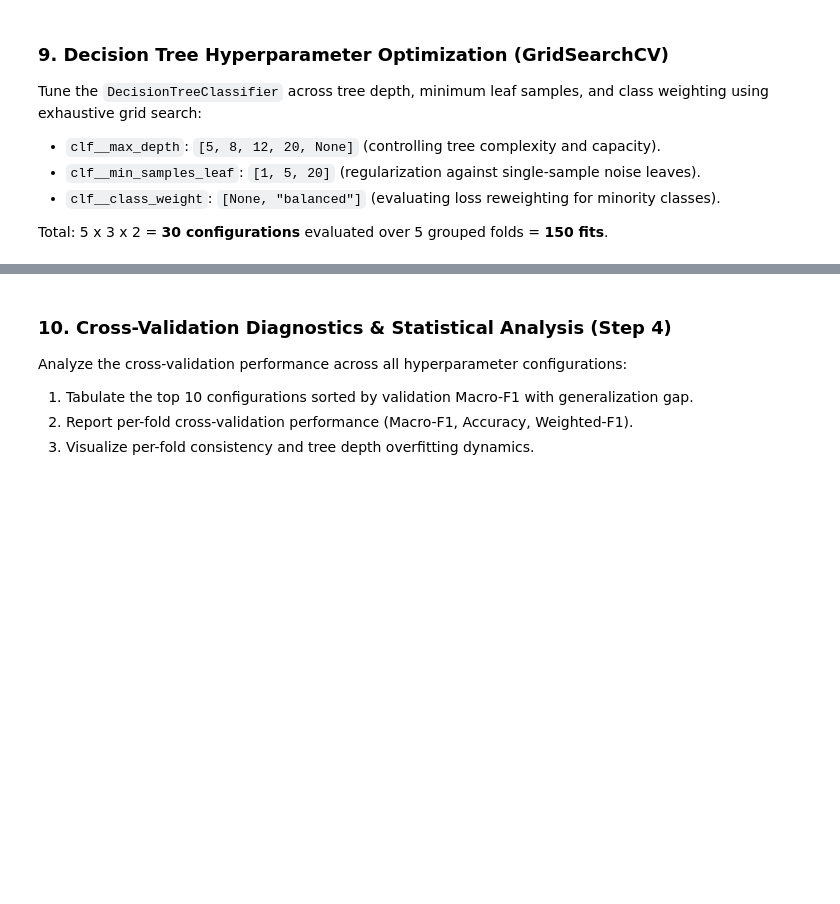
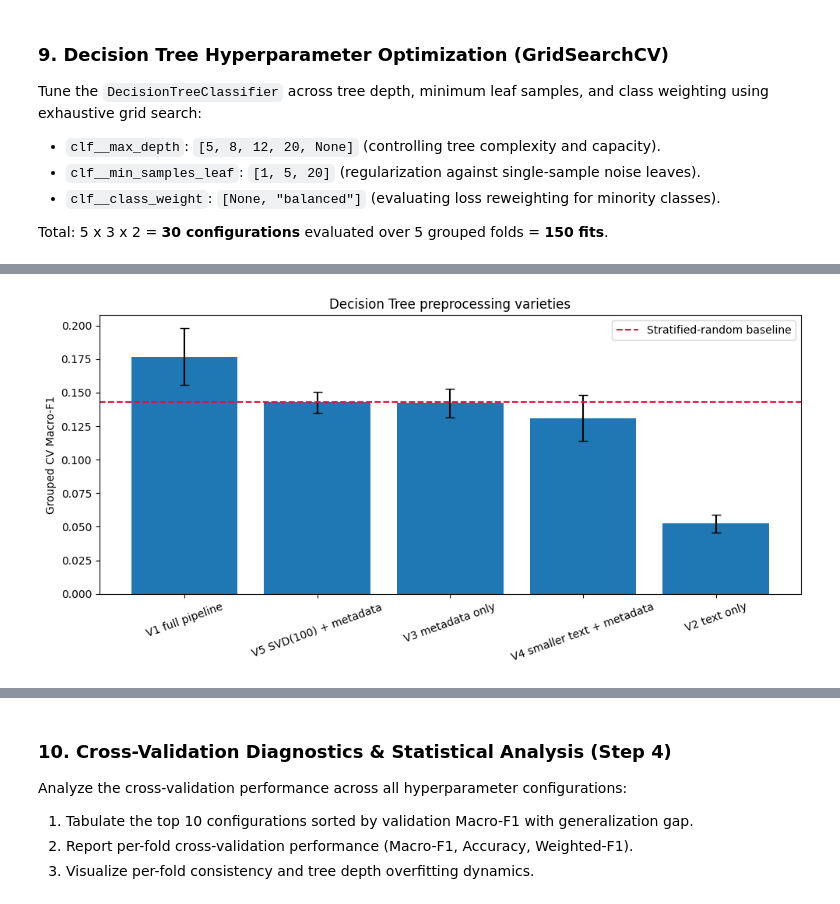
Before and after one commit to it25102877/IT2011-AIML-Project, a Jupyter notebook: notebooks/IT25102877_Model_DecisionTree.ipynb, the cells around one changed output, grey strips where cells are left out. Cells and saved outputs as stored; diff of their text form; code cells hidden in the pictures; blank space fills up the shorter version.

Commit message:
Add preprocessing variety studies for Member 4 models

```diff
--- a/notebooks/IT25102877_Model_DecisionTree.ipynb
+++ b/notebooks/IT25102877_Model_DecisionTree.ipynb
@@ -377,0 +385,79 @@ Best Parameters        : {'clf__class_weight': 'balanced', 'clf__max_depth': 20,
+# %%
+from sklearn.compose import ColumnTransformer
+from sklearn.model_selection import cross_validate
+
+full_source = build_full_preprocessor()
+text_only = ColumnTransformer(
+    [("text_features", clone(full_source.transformers[0][1]), full_source.transformers[0][2])],
+    remainder="drop",
+)
+metadata_source = build_full_preprocessor()
+metadata_only = ColumnTransformer(
+    [(name, clone(transformer), columns) for name, transformer, columns in metadata_source.transformers[1:]],
+    remainder="drop",
+)
+smaller_text = build_full_preprocessor()
+smaller_text.set_params(
+    text_features__tfidf__max_features=500,
+    text_features__tfidf__ngram_range=(1, 1),
+)
+
+variant_preprocessors = {
+    "V1 full pipeline": build_full_preprocessor(),
+    "V2 text only": text_only,
+    "V3 metadata only": metadata_only,
+    "V4 smaller text + metadata": smaller_text,
+    "V5 SVD(100) + metadata": build_full_preprocessor(use_svd=True, n_svd_components=100),
+}
+dt_variant_params = {key.removeprefix("clf__"): value for key, value in dt_search.best_params_.items()}
+variant_rows = []
+for variant_name, variant_preprocessor in variant_preprocessors.items():
+    variant_pipeline = Pipeline([
+        ("prep", variant_preprocessor),
+        ("clf", DecisionTreeClassifier(random_state=RANDOM_STATE, **dt_variant_params)),
+    ], memory=CACHE_DIR)
+    scores = cross_validate(
+        variant_pipeline, X_train, y_train, scoring=SCORING, cv=cv_splits,
+        return_train_score=True, error_score="raise", n_jobs=1,
+    )
+    variant_rows.append({
+        "Variant": variant_name,
+        "CV Macro-F1 Mean": scores["test_macro_f1"].mean(),
+        "CV Macro-F1 Std": scores["test_macro_f1"].std(ddof=0),
+        "CV Accuracy Mean": scores["test_accuracy"].mean(),
+        "CV Accuracy Std": scores["test_accuracy"].std(ddof=0),
+        "CV Weighted-F1 Mean": scores["test_weighted_f1"].mean(),
+        "CV Weighted-F1 Std": scores["test_weighted_f1"].std(ddof=0),
+        "Train Macro-F1 Mean": scores["train_macro_f1"].mean(),
+        "Overfitting Gap": scores["train_macro_f1"].mean() - scores["test_macro_f1"].mean(),
+    })
+
+dt_variants = pd.DataFrame(variant_rows).sort_values("CV Macro-F1 Mean", ascending=False).reset_index(drop=True)
+display(dt_variants.style.format({column: "{:.4f}" for column in dt_variants.columns if column != "Variant"}))
+dt_variants_path = PHASE2_DIR / "decision_tree_preprocessing_variants.csv"
+dt_variants.to_csv(dt_variants_path, index=False)
+
+fig, ax = plt.subplots(figsize=(10, 5))
+ax.bar(dt_variants["Variant"], dt_variants["CV Macro-F1 Mean"], yerr=dt_variants["CV Macro-F1 Std"], capsize=4)
+ax.axhline(BASELINES["stratified_random"]["macro_f1_mean"], color="crimson", linestyle="--", label="Stratified-random baseline")
+ax.set_ylabel("Grouped CV Macro-F1")
+ax.set_title("Decision Tree preprocessing varieties")
+ax.tick_params(axis="x", rotation=20)
+ax.legend()
+fig.tight_layout()
+dt_variants_figure = PHASE2_DIR / "decision_tree_preprocessing_variants.png"
+fig.savefig(dt_variants_figure, dpi=300, bbox_inches="tight")
+plt.show()
+
+best_variant = dt_variants.iloc[0]
+v1_variant = dt_variants.loc[dt_variants["Variant"] == "V1 full pipeline"].iloc[0]
+one_std = max(best_variant["CV Macro-F1 Std"], v1_variant["CV Macro-F1 Std"])
+within_one_std = abs(best_variant["CV Macro-F1 Mean"] - v1_variant["CV Macro-F1 Mean"]) <= one_std
+print(f"Best variant: {best_variant['Variant']}")
+print(f"Within one standard deviation of V1: {'Yes' if within_one_std else 'No'}")
+implication = ("the grouped CV evidence does not clearly separate the best variant from V1" if within_one_std else "the preprocessing choice produces a practically clear CV difference from V1")
+print(f"Implication: {implication}.")
+print(f"Saved: {rel(dt_variants_path)} and {rel(dt_variants_figure)}")
+if best_variant["Variant"] != "V1 full pipeline" and best_variant["CV Macro-F1 Mean"] - v1_variant["CV Macro-F1 Mean"] > one_std:
+    raise RuntimeError("STOP: a preprocessing variant beats V1 by more than the larger standard deviation; the final test evaluation must be rerun once.")
+# %% [output]
@@ -377,0 +470 @@ Best Parameters        : {'clf__class_weight': 'balanced', 'clf__max_depth': 20,
+[figure, added]
```
Also changed, not shown: parts of 12 cells of this notebook, 5 other files.
